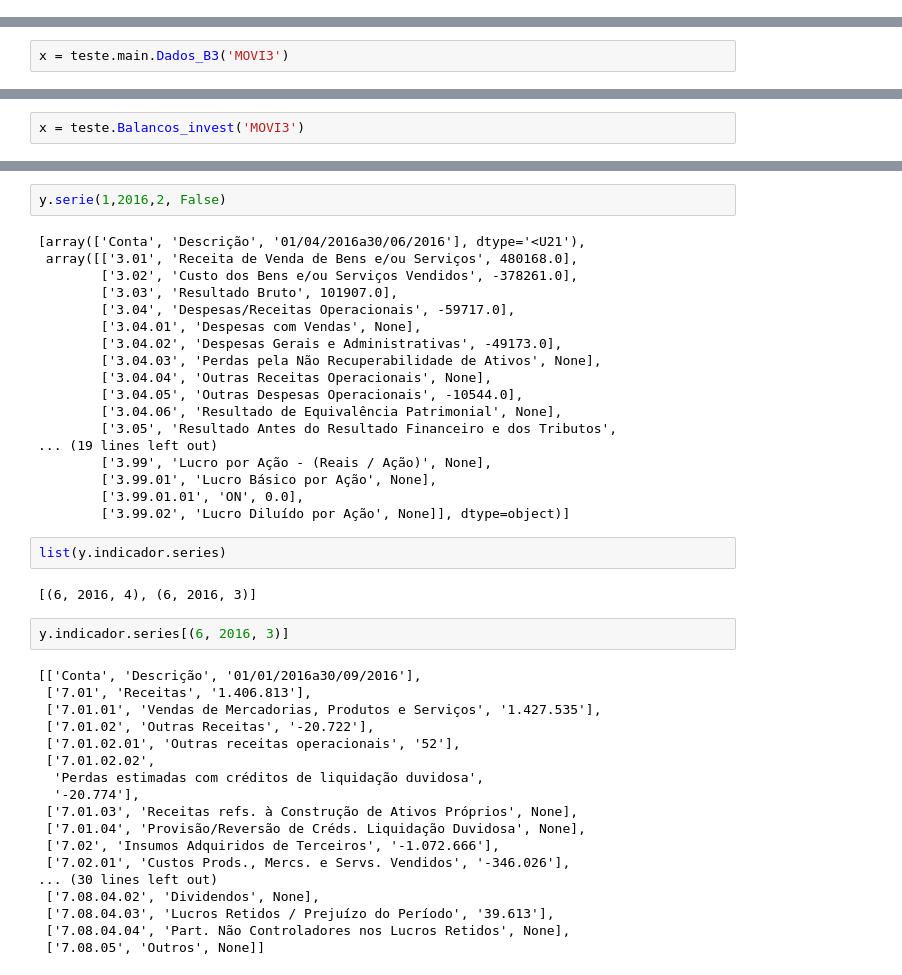
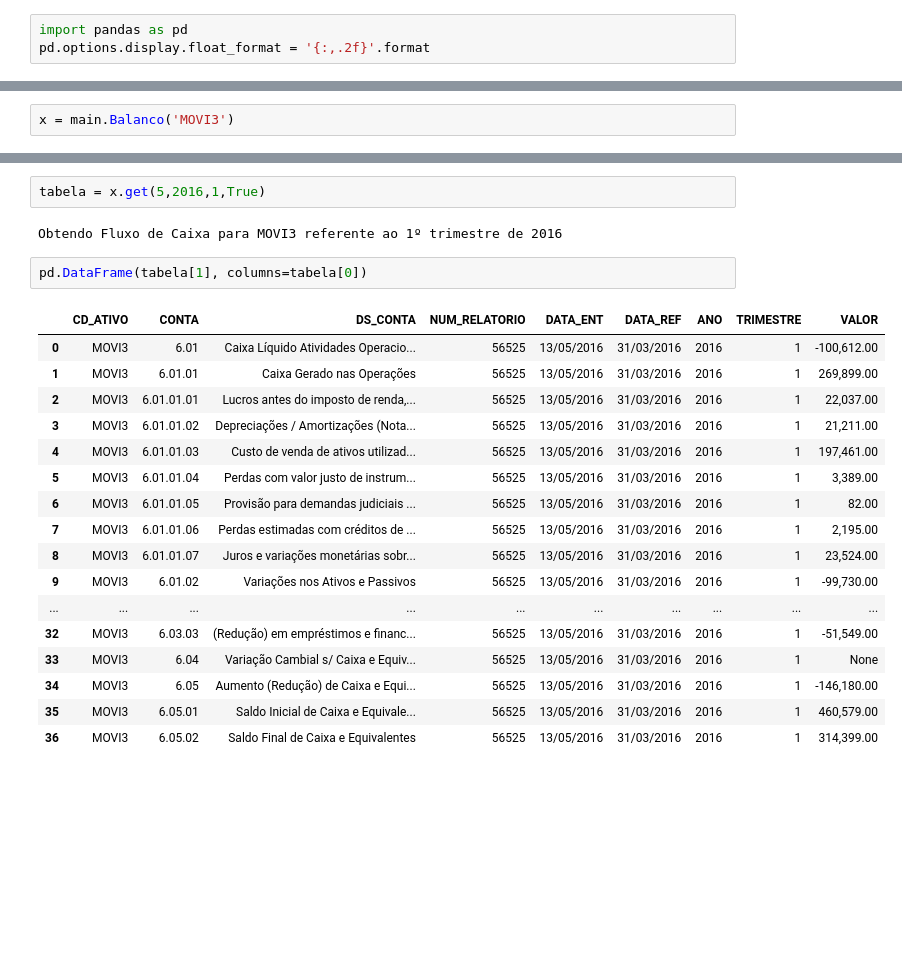
Before and after one commit to janes/fmtpy, a Jupyter notebook: fmtpy/Teste.ipynb, the cells around one changed output, grey strips where cells are left out. Drawn from its saved outputs; the diff is of its cells as text; blank space fills up the shorter version.

```diff
--- a/fmtpy/Teste.ipynb
+++ b/fmtpy/Teste.ipynb
@@ -2,0 +7,3 @@ import __init__ as teste
+# %%
+import pandas as pd
+pd.options.display.float_format = '{:,.2f}'.format
@@ -3,2 +39,2 @@ import __init__ as teste
 # %%
-x = teste.main.Dados_B3('MOVI3')
+x = main.Balanco('MOVI3')
@@ -11,2 +40,0 @@ x.cd_cvm()
-# %%
-x = teste.Balancos_invest('MOVI3')
@@ -35,44 +41,24 @@ x.serie(1,2018,4, False)
-# %%
-y.serie(1,2016,2, False)
-# %% [output]
-[array(['Conta', 'Descrição', '01/04/2016a30/06/2016'], dtype='<U21'),
- array([['3.01', 'Receita de Venda de Bens e/ou Serviços', 480168.0],
-        ['3.02', 'Custo dos Bens e/ou Serviços Vendidos', -378261.0],
-        ['3.03', 'Resultado Bruto', 101907.0],
-        ['3.04', 'Despesas/Receitas Operacionais', -59717.0],
-        ['3.04.01', 'Despesas com Vendas', None],
-        ['3.04.02', 'Despesas Gerais e Administrativas', -49173.0],
-        ['3.04.03', 'Perdas pela Não Recuperabilidade de Ativos', None],
-        ['3.04.04', 'Outras Receitas Operacionais', None],
-        ['3.04.05', 'Outras Despesas Operacionais', -10544.0],
-        ['3.04.06', 'Resultado de Equivalência Patrimonial', None],
-        ['3.05', 'Resultado Antes do Resultado Financeiro e dos Tributos',
-... (19 lines left out)
-        ['3.99', 'Lucro por Ação - (Reais / Ação)', None],
-        ['3.99.01', 'Lucro Básico por Ação', None],
-        ['3.99.01.01', 'ON', 0.0],
-        ['3.99.02', 'Lucro Diluído por Ação', None]], dtype=object)]
-# %%
-list(y.indicador.series)
-# %% [output]
-[(6, 2016, 4), (6, 2016, 3)]
-# %%
-y.indicador.series[(6, 2016, 3)]
-# %% [output]
-[['Conta', 'Descrição', '01/01/2016a30/09/2016'],
- ['7.01', 'Receitas', '1.406.813'],
- ['7.01.01', 'Vendas de Mercadorias, Produtos e Serviços', '1.427.535'],
- ['7.01.02', 'Outras Receitas', '-20.722'],
- ['7.01.02.01', 'Outras receitas operacionais', '52'],
- ['7.01.02.02',
-  'Perdas estimadas com créditos de liquidação duvidosa',
-  '-20.774'],
- ['7.01.03', 'Receitas refs. à Construção de Ativos Próprios', None],
- ['7.01.04', 'Provisão/Reversão de Créds. Liquidação Duvidosa', None],
- ['7.02', 'Insumos Adquiridos de Terceiros', '-1.072.666'],
- ['7.02.01', 'Custos Prods., Mercs. e Servs. Vendidos', '-346.026'],
-... (30 lines left out)
- ['7.08.04.02', 'Dividendos', None],
- ['7.08.04.03', 'Lucros Retidos / Prejuízo do Período', '39.613'],
- ['7.08.04.04', 'Part. Não Controladores nos Lucros Retidos', None],
- ['7.08.05', 'Outros', None]]
+# %%
+tabela = x.get(5,2016,1,True)
+# %% [output]
+Obtendo Fluxo de Caixa para MOVI3 referente ao 1º trimestre de 2016
+# %%
+pd.DataFrame(tabela[1], columns=tabela[0])
+# %% [output]
+|  | CD_ATIVO | CONTA | DS_CONTA | NUM_RELATORIO | DATA_ENT | DATA_REF | ANO | TRIMESTRE | VALOR |
+| 0 | MOVI3 | 6.01 | Caixa Líquido Atividades Operacio... | 56525 | 13/05/2016 | 31/03/2016 | 2016 | 1 | -100,612.00 |
+| 1 | MOVI3 | 6.01.01 | Caixa Gerado nas Operações | 56525 | 13/05/2016 | 31/03/2016 | 2016 | 1 | 269,899.00 |
+| 2 | MOVI3 | 6.01.01.01 | Lucros antes do imposto de renda,... | 56525 | 13/05/2016 | 31/03/2016 | 2016 | 1 | 22,037.00 |
+| 3 | MOVI3 | 6.01.01.02 | Depreciações / Amortizações (Nota... | 56525 | 13/05/2016 | 31/03/2016 | 2016 | 1 | 21,211.00 |
+| 4 | MOVI3 | 6.01.01.03 | Custo de venda de ativos utilizad... | 56525 | 13/05/2016 | 31/03/2016 | 2016 | 1 | 197,461.00 |
+| 5 | MOVI3 | 6.01.01.04 | Perdas com valor justo de instrum... | 56525 | 13/05/2016 | 31/03/2016 | 2016 | 1 | 3,389.00 |
+| 6 | MOVI3 | 6.01.01.05 | Provisão para demandas judiciais ... | 56525 | 13/05/2016 | 31/03/2016 | 2016 | 1 | 82.00 |
+| 7 | MOVI3 | 6.01.01.06 | Perdas estimadas com créditos de ... | 56525 | 13/05/2016 | 31/03/2016 | 2016 | 1 | 2,195.00 |
+| 8 | MOVI3 | 6.01.01.07 | Juros e variações monetárias sobr... | 56525 | 13/05/2016 | 31/03/2016 | 2016 | 1 | 23,524.00 |
+| 9 | MOVI3 | 6.01.02 | Variações nos Ativos e Passivos | 56525 | 13/05/2016 | 31/03/2016 | 2016 | 1 | -99,730.00 |
+| ... | ... | ... | ... | ... | ... | ... | ... | ... | ... |
+| 32 | MOVI3 | 6.03.03 | (Redução) em empréstimos e financ... | 56525 | 13/05/2016 | 31/03/2016 | 2016 | 1 | -51,549.00 |
+| 33 | MOVI3 | 6.04 | Variação Cambial s/ Caixa e Equiv... | 56525 | 13/05/2016 | 31/03/2016 | 2016 | 1 | None |
+| 34 | MOVI3 | 6.05 | Aumento (Redução) de Caixa e Equi... | 56525 | 13/05/2016 | 31/03/2016 | 2016 | 1 | -146,180.00 |
+| 35 | MOVI3 | 6.05.01 | Saldo Inicial de Caixa e Equivale... | 56525 | 13/05/2016 | 31/03/2016 | 2016 | 1 | 460,579.00 |
+| 36 | MOVI3 | 6.05.02 | Saldo Final de Caixa e Equivalentes | 56525 | 13/05/2016 | 31/03/2016 | 2016 | 1 | 314,399.00 |
```
Also changed, not shown: parts of 12 cells of this notebook, 3 other files.
